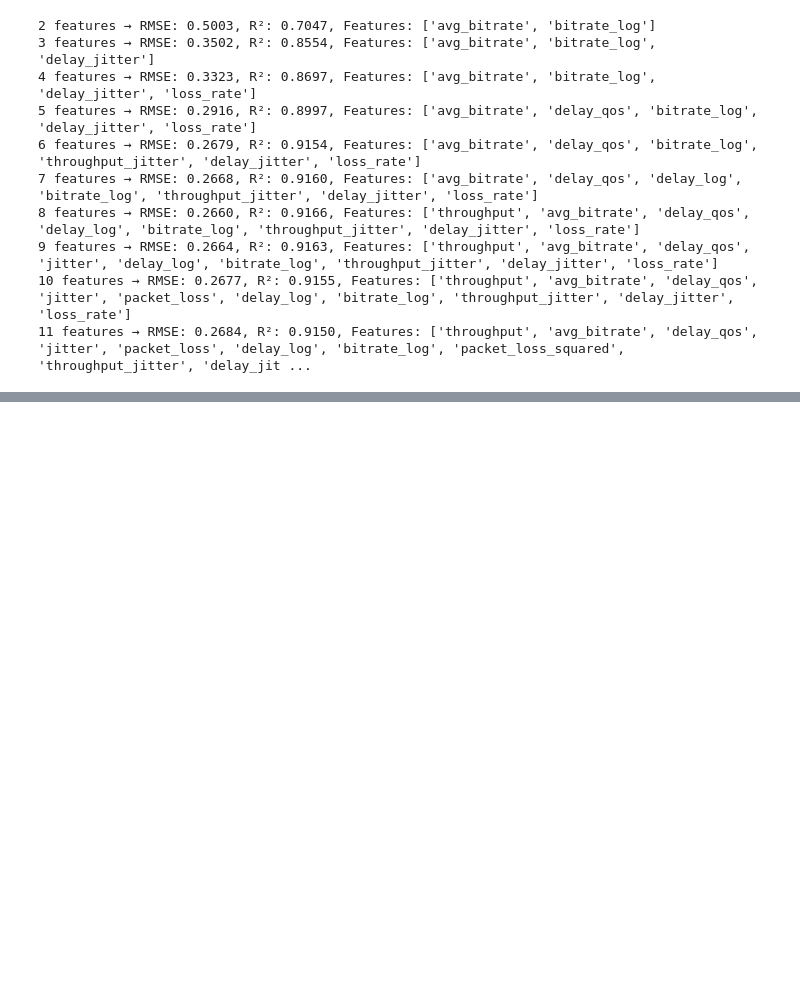
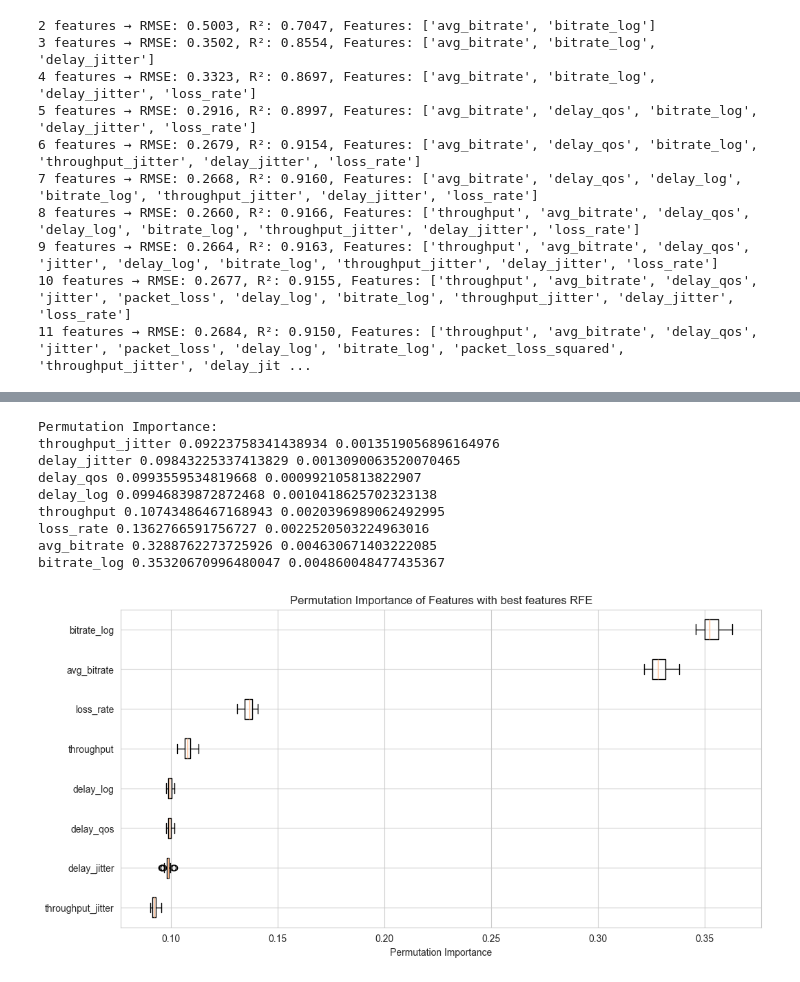
Before and after one commit to zazou-git86/MOS_QOE_Selenium, a Jupyter notebook: MOS_QOE_Selenium.ipynb, the cells around one changed output, grey strips where cells are left out. Drawn from its saved outputs; the diff is of its cells as text; code cells hidden in the pictures; blank space fills up the shorter version.

```diff
--- a/MOS_QOE_Selenium.ipynb
+++ b/MOS_QOE_Selenium.ipynb
@@ -562,0 +552,25 @@ R2 Score: 0.7030157985023513
+# %%
+#print the permutation importance
+print("Permutation Importance:")
+for i in range(len(X_best.columns)):
+    print(X_best.columns[sorted_idx[i]], perm_importance.importances_mean[sorted_idx[i]], perm_importance.importances_std[sorted_idx[i]])
+
+
+
+#Boxplot of the permutation importance
+plt.figure(figsize=(12, 6))
+plt.boxplot(perm_importance.importances[sorted_idx].T, vert=False, labels=X_best.columns[sorted_idx])
+plt.title("Permutation Importance of Features with best features RFE")
+plt.xlabel("Permutation Importance")
+plt.show()
+# %% [output]
+Permutation Importance:
+throughput_jitter 0.09223758341438934 0.0013519056896164976
+delay_jitter 0.09843225337413829 0.0013090063520070465
+delay_qos 0.0993559534819668 0.000992105813822907
+delay_log 0.09946839872872468 0.0010418625702323138
+throughput 0.10743486467168943 0.0020396989062492995
+loss_rate 0.1362766591756727 0.0022520503224963016
+avg_bitrate 0.3288762273725926 0.004630671403222085
+bitrate_log 0.35320670996480047 0.004860048477435367
+[figure, added]
```
Also changed, not shown: parts of 4 cells of this notebook.
